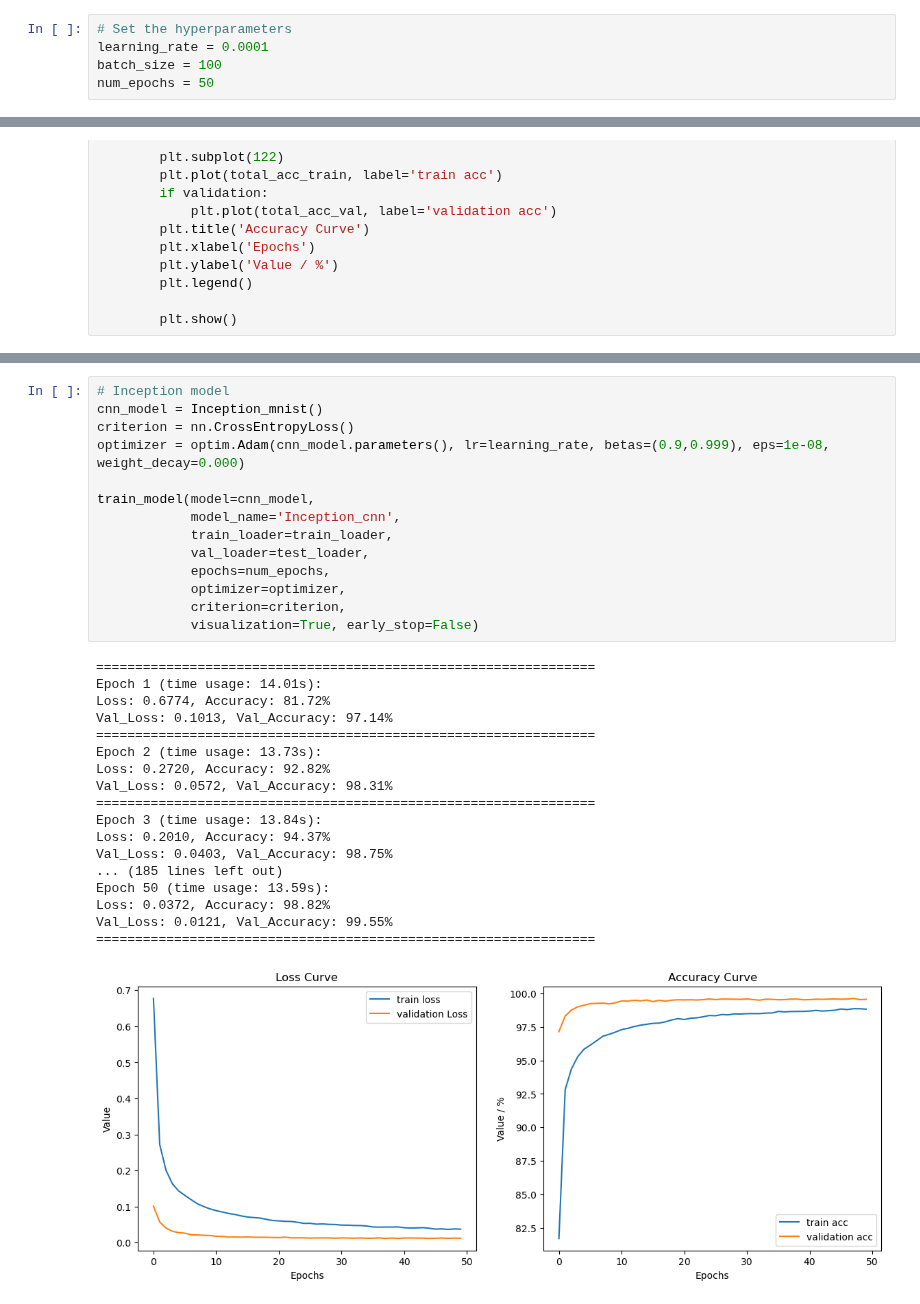
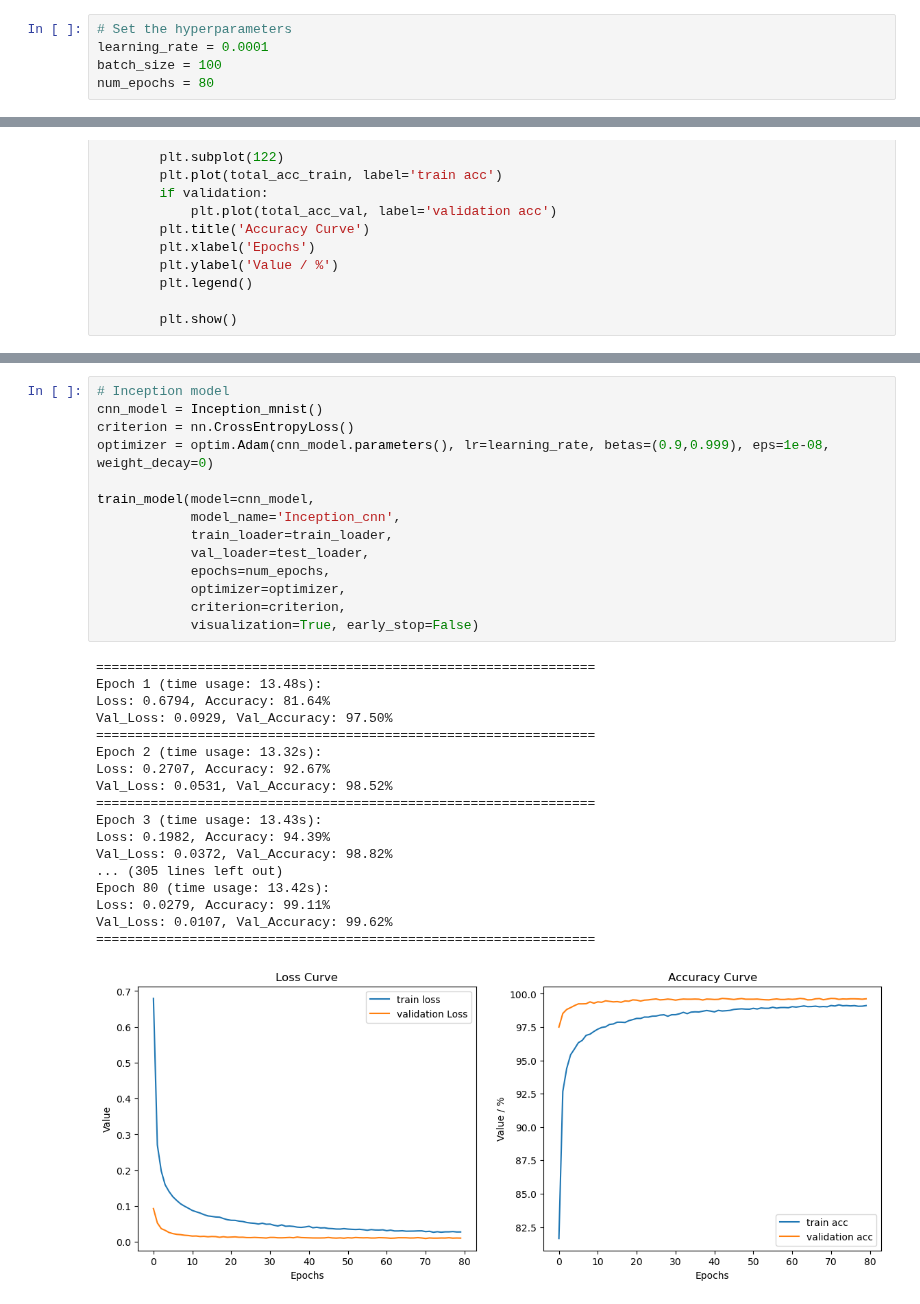
Before and after one commit to Xchai8/Classification-on-KMNIST, a Jupyter notebook: train.ipynb, the cells around one changed output, grey strips where cells are left out. Saved outputs shown, nothing was run; the diff lists cells and outputs as text.

Commit message:
Update the train and the performance of the model

```diff
--- a/train.ipynb
+++ b/train.ipynb
@@ -28,7 +28,7 @@ NVIDIA GeForce RTX 3060 Ti
 # Set the hyperparameters
 learning_rate = 0.0001
 batch_size = 100
-num_epochs = 50
+num_epochs = 80
 # %% [markdown]
 ## Data exploration
 # %%
@@ -461,34 +461,34 @@ Val_Loss: 0.0119, Val_Accuracy: 99.57%
 # %%
 # Inception model
 cnn_model = Inception_mnist()
 criterion = nn.CrossEntropyLoss()
-optimizer = optim.Adam(cnn_model.parameters(), lr=learning_rate, betas=(0.9,0.999), eps=1e-08, weight_decay=0.000)
+optimizer = optim.Adam(cnn_model.parameters(), lr=learning_rate, betas=(0.9,0.999), eps=1e-08, weight_decay=0)
 
 train_model(model=cnn_model,
             model_name='Inception_cnn',
             train_loader=train_loader,
             val_loader=test_loader,
             epochs=num_epochs,
             optimizer=optimizer,
             criterion=criterion,
             visualization=True, early_stop=False)
 # %% [output]
 ================================================================
-Epoch 1 (time usage: 14.01s):
-Loss: 0.6774, Accuracy: 81.72%
-Val_Loss: 0.1013, Val_Accuracy: 97.14%
+Epoch 1 (time usage: 13.48s):
+Loss: 0.6794, Accuracy: 81.64%
+Val_Loss: 0.0929, Val_Accuracy: 97.50%
 ================================================================
-Epoch 2 (time usage: 13.73s):
-Loss: 0.2720, Accuracy: 92.82%
-Val_Loss: 0.0572, Val_Accuracy: 98.31%
+Epoch 2 (time usage: 13.32s):
+Loss: 0.2707, Accuracy: 92.67%
+Val_Loss: 0.0531, Val_Accuracy: 98.52%
 ================================================================
-Epoch 3 (time usage: 13.84s):
-Loss: 0.2010, Accuracy: 94.37%
-Val_Loss: 0.0403, Val_Accuracy: 98.75%
-... (185 lines left out)
-Epoch 50 (time usage: 13.59s):
-Loss: 0.0372, Accuracy: 98.82%
-Val_Loss: 0.0121, Val_Accuracy: 99.55%
+Epoch 3 (time usage: 13.43s):
+Loss: 0.1982, Accuracy: 94.39%
+Val_Loss: 0.0372, Val_Accuracy: 98.82%
+... (305 lines left out)
+Epoch 80 (time usage: 13.42s):
+Loss: 0.0279, Accuracy: 99.11%
+Val_Loss: 0.0107, Val_Accuracy: 99.62%
 ================================================================
-[figure, old version]
+[figure, new version]
 # %%
```
Also changed, not shown: parts of 10 cells of this notebook, 1 other file.
